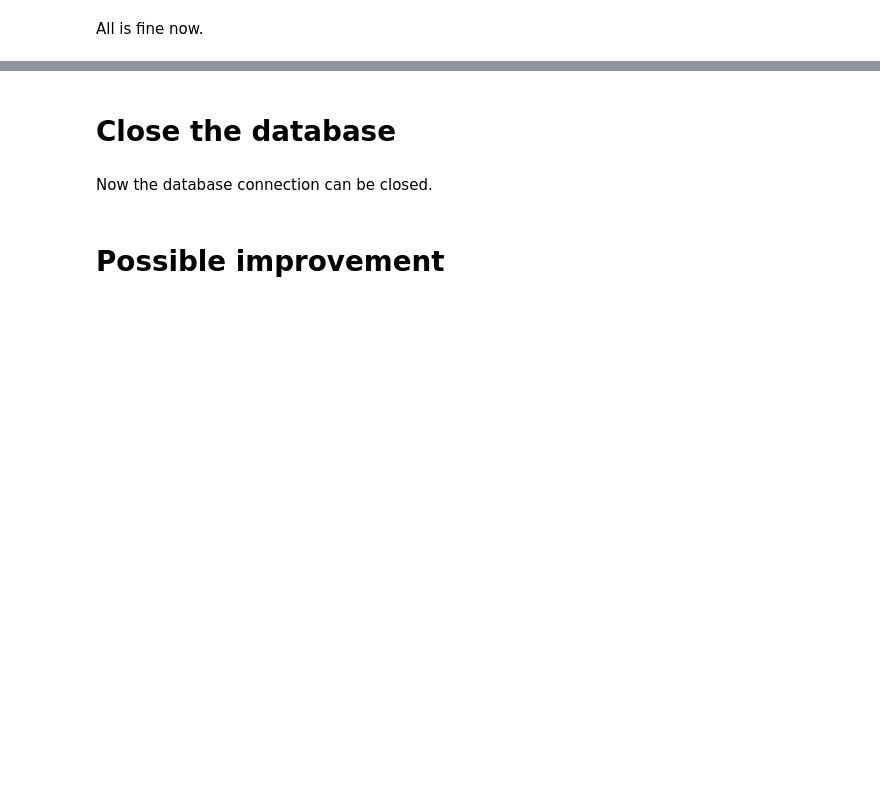
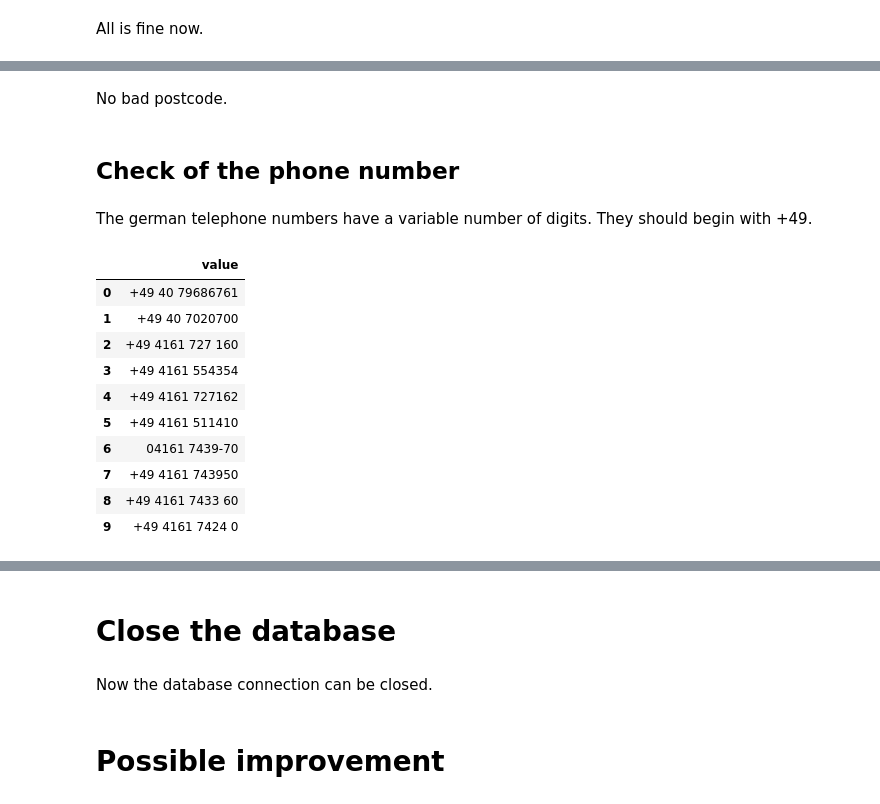
Before and after one commit to Hansastro/Nanodregree_Data_Analyst, a Jupyter notebook: Chapter4/OpenStreeMap_Project/OpenStreetMap_Project.ipynb, the cells around one changed output, grey strips where cells are left out. Cells and saved outputs as stored; diff of their text form; code cells hidden in the pictures; blank space fills up the shorter version.

```diff
--- a/Chapter4/OpenStreeMap_Project/OpenStreetMap_Project.ipynb
+++ b/Chapter4/OpenStreeMap_Project/OpenStreetMap_Project.ipynb
@@ -699,0 +523,22 @@ All is fine now.
+# %% [markdown]
+No bad postcode.
+# %% [markdown]
+## Check of the phone number
+# %% [markdown]
+The german telephone numbers have a variable number of digits. They should begin with +49.
+# %%
+sqlQuery = 'SELECT DISTINCT value FROM ways_tags WHERE type == \'contact\' AND key=\'phone\''
+phoneNumbers = pd.read_sql(sqlQuery, conn)
+phoneNumbers[0:10]
+# %% [output]
+|  | value |
+| 0 | +49 40 79686761 |
+| 1 | +49 40 7020700 |
+| 2 | +49 4161 727 160 |
+| 3 | +49 4161 554354 |
+| 4 | +49 4161 727162 |
+| 5 | +49 4161 511410 |
+| 6 | 04161 7439-70 |
+| 7 | +49 4161 743950 |
+| 8 | +49 4161 7433 60 |
+| 9 | +49 4161 7424 0 |
```
Also changed, not shown: parts of 80 cells of this notebook.
